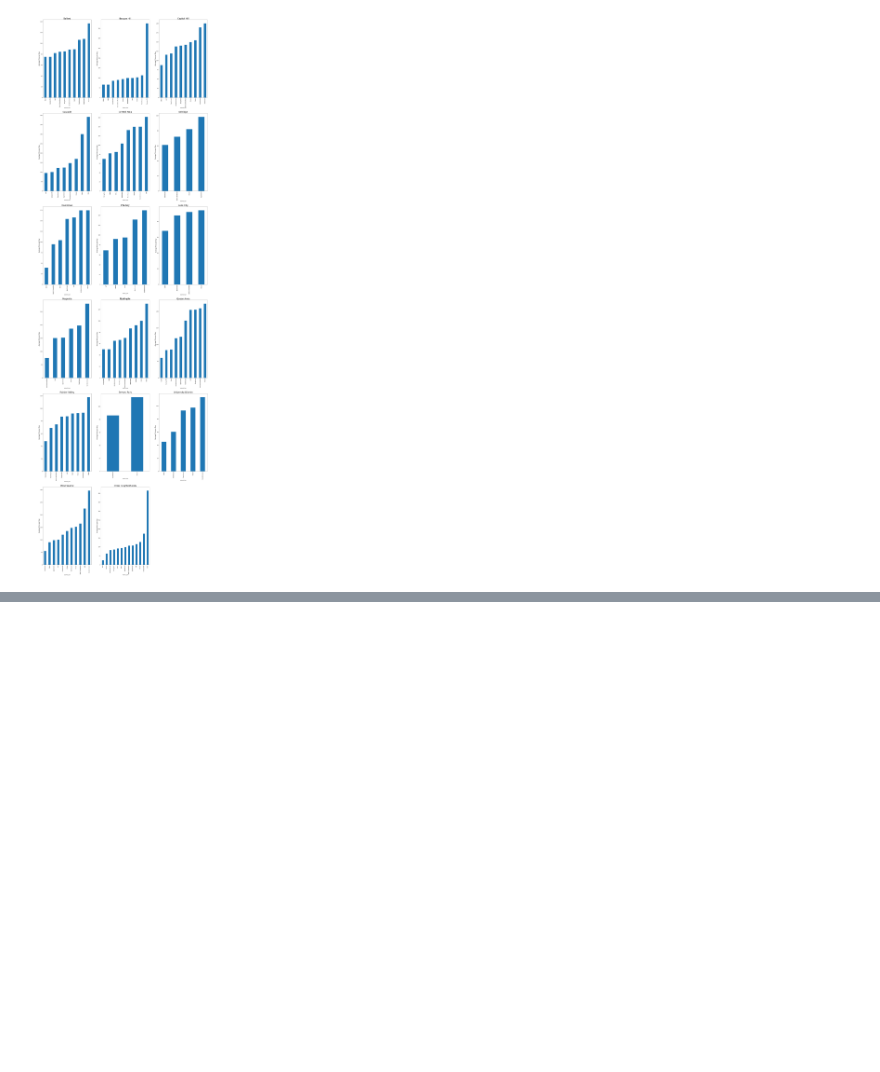
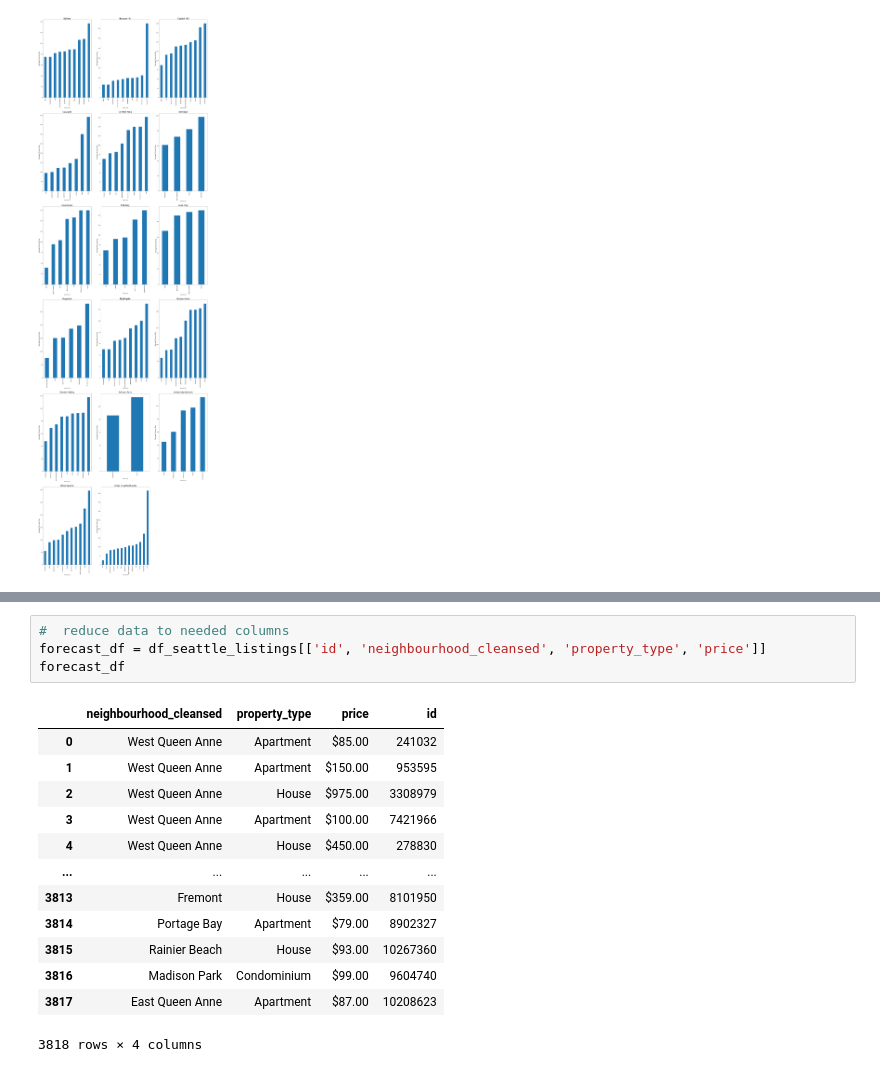
Before and after one commit to BadaBoomi/data_science_training_projects, a Jupyter notebook: blog_project/evaluate.ipynb, the cells around one changed output, grey strips where cells are left out. Drawn from its saved outputs; the diff is of its cells as text; blank space fills up the shorter version.

```diff
--- a/blog_project/evaluate.ipynb
+++ b/blog_project/evaluate.ipynb
@@ -227,0 +231,18 @@ ax[5,2].set_axis_off()
+# %%
+#  reduce data to needed columns
+forecast_df = df_seattle_listings[['id', 'neighbourhood_cleansed', 'property_type', 'price']]
+forecast_df
+# %% [output]
+|  | neighbourhood_cleansed | property_type | price | id |
+| 0 | West Queen Anne | Apartment | $85.00 | 241032 |
+| 1 | West Queen Anne | Apartment | $150.00 | 953595 |
+| 2 | West Queen Anne | House | $975.00 | 3308979 |
+| 3 | West Queen Anne | Apartment | $100.00 | 7421966 |
+| 4 | West Queen Anne | House | $450.00 | 278830 |
+| ... | ... | ... | ... | ... |
+| 3813 | Fremont | House | $359.00 | 8101950 |
+| 3814 | Portage Bay | Apartment | $79.00 | 8902327 |
+| 3815 | Rainier Beach | House | $93.00 | 10267360 |
+| 3816 | Madison Park | Condominium | $99.00 | 9604740 |
+| 3817 | East Queen Anne | Apartment | $87.00 | 10208623 |
+3818 rows × 4 columns
```
Also changed, not shown: parts of 3 cells of this notebook.
